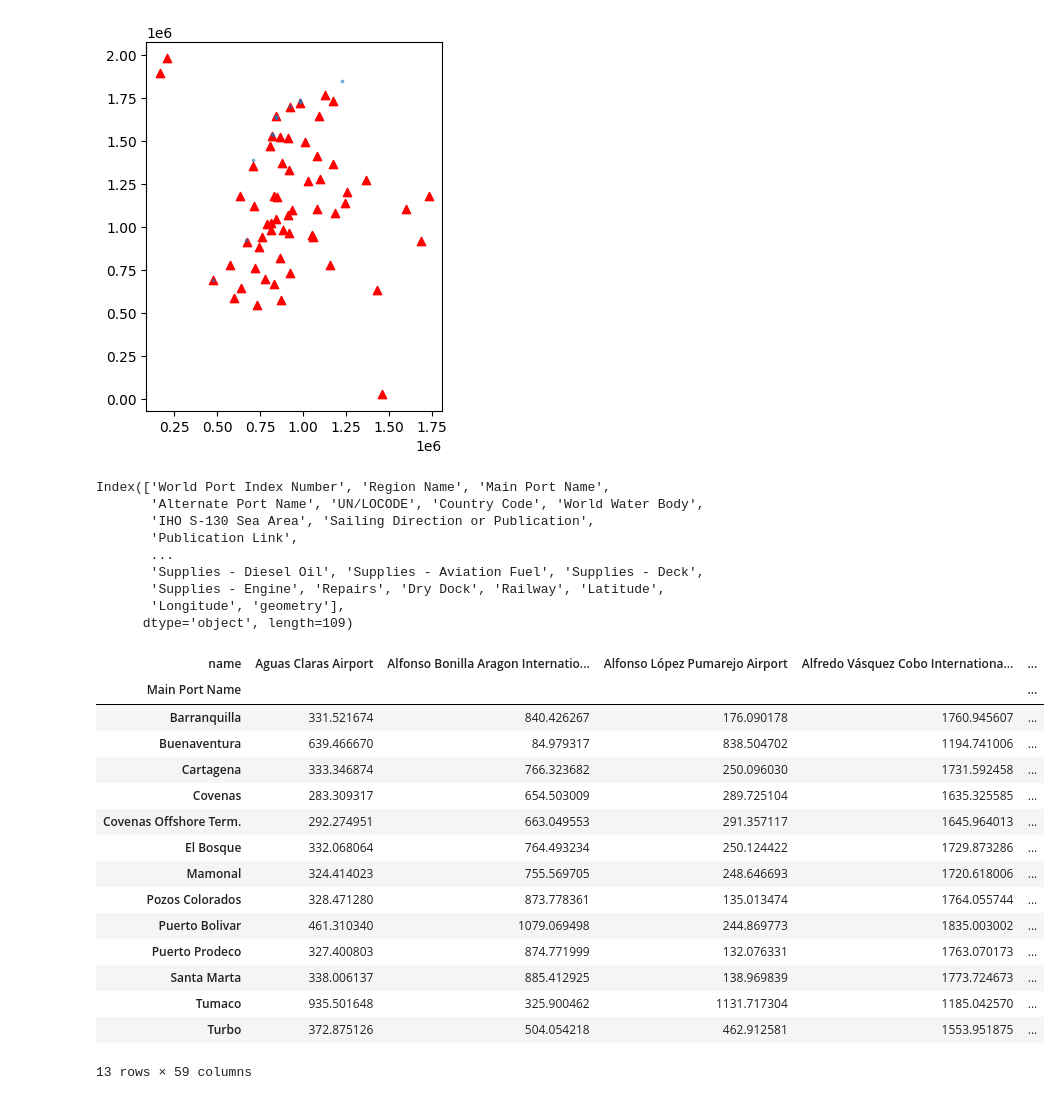
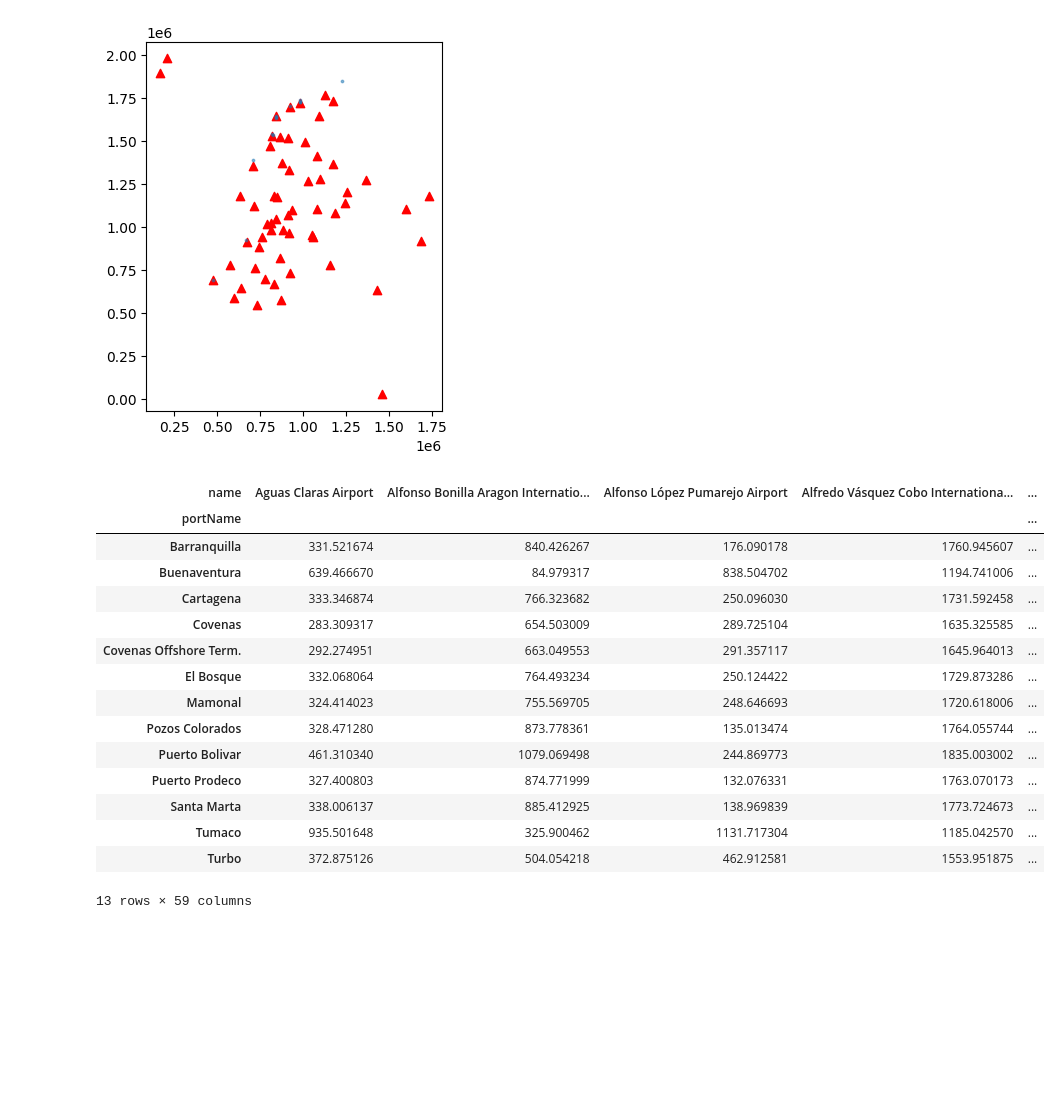
Before and after one commit to ZairaYacsavilca/efinal_parte1, a Jupyter notebook: Untitled.ipynb, the cells around one changed output. Cells and saved outputs as stored; diff of their text form; code cells hidden in the pictures; blank space fills up the shorter version.

```diff
--- a/Untitled.ipynb
+++ b/Untitled.ipynb
@@ -54,3 +54,11 @@ infoseaports.columns.to_list()
  'Railway',
  'Latitude',
  'Longitude']
+# %%
+#rename
+infoseaports.rename(columns={'Main Port Name':'portName'},inplace=True)
+#subset
+infoseaports=infoseaports.loc[:,['portName', 'Country Code','Latitude', 'Longitude']]
+
+# we have now
+infoseaports.info()
@@ -82,38 +102,30 @@ seaports_col_21897.plot(ax=base,alpha=0.5,markersize=3)
 # %% [output]
 <Axes: >
 [figure]
-# %%
-print(seaports_col_21897.columns)
-# %% [output]
-Index(['World Port Index Number', 'Region Name', 'Main Port Name',
-       'Alternate Port Name', 'UN/LOCODE', 'Country Code', 'World Water Body',
-       'IHO S-130 Sea Area', 'Sailing Direction or Publication',
-       'Publication Link',
-       ...
-       'Supplies - Diesel Oil', 'Supplies - Aviation Fuel', 'Supplies - Deck',
-       'Supplies - Engine', 'Repairs', 'Dry Dock', 'Railway', 'Latitude',
-       'Longitude', 'geometry'],
-      dtype='object', length=109)
+# %%
+#try 3: reorder previous output
+
+seaports_col_21897.set_index('portName').geometry.apply\
+(lambda g: mediumAirports.set_index('name').geometry.distance(g)/1000).\
+sort_index(axis=0).sort_index(axis=1)
+# %% [output]
+| name | Aguas Claras Airport | Alfonso Bonilla Aragon Internatio... | Alfonso López Pumarejo Airport | Alfredo Vásquez Cobo Internationa... | ... |
+| portName |  |  |  |  | ... |
+| Barranquilla | 331.521674 | 840.426267 | 176.090178 | 1760.945607 | ... |
+| Buenaventura | 639.466670 | 84.979317 | 838.504702 | 1194.741006 | ... |
+| Cartagena | 333.346874 | 766.323682 | 250.096030 | 1731.592458 | ... |
+| Covenas | 283.309317 | 654.503009 | 289.725104 | 1635.325585 | ... |
+| Covenas Offshore Term. | 292.274951 | 663.049553 | 291.357117 | 1645.964013 | ... |
+| El Bosque | 332.068064 | 764.493234 | 250.124422 | 1729.873286 | ... |
+| Mamonal | 324.414023 | 755.569705 | 248.646693 | 1720.618006 | ... |
+| Pozos Colorados | 328.471280 | 873.778361 | 135.013474 | 1764.055744 | ... |
+| Puerto Bolivar | 461.310340 | 1079.069498 | 244.869773 | 1835.003002 | ... |
+| Puerto Prodeco | 327.400803 | 874.771999 | 132.076331 | 1763.070173 | ... |
+| Santa Marta | 338.006137 | 885.412925 | 138.969839 | 1773.724673 | ... |
+| Tumaco | 935.501648 | 325.900462 | 1131.717304 | 1185.042570 | ... |
+| Turbo | 372.875126 | 504.054218 | 462.912581 | 1553.951875 | ... |
+13 rows × 59 columns
 # %%
-#Calculamos las distancias entre cada medium airport y seaport
-
-seaports_col_21897.set_index('Main Port Name').geometry.apply\
-(lambda g: mediumAirports.set_index('name').geometry.distance(g)/1000).\
-sort_index(axis=0).sort_index(axis=1)
+distanceMatrixKM_sea_air= seaports_col_21897.set_index('portName').geometry.apply\
+                          (lambda g: mediumAirports.set_index('name').geometry.distance(g)/1000).\
+                          sort_index(axis=0).sort_index(axis=1)
-# %% [output]
-| name | Aguas Claras Airport | Alfonso Bonilla Aragon Internatio... | Alfonso López Pumarejo Airport | Alfredo Vásquez Cobo Internationa... | ... |
-| Main Port Name |  |  |  |  | ... |
-| Barranquilla | 331.521674 | 840.426267 | 176.090178 | 1760.945607 | ... |
-| Buenaventura | 639.466670 | 84.979317 | 838.504702 | 1194.741006 | ... |
-| Cartagena | 333.346874 | 766.323682 | 250.096030 | 1731.592458 | ... |
-| Covenas | 283.309317 | 654.503009 | 289.725104 | 1635.325585 | ... |
-| Covenas Offshore Term. | 292.274951 | 663.049553 | 291.357117 | 1645.964013 | ... |
-| El Bosque | 332.068064 | 764.493234 | 250.124422 | 1729.873286 | ... |
-| Mamonal | 324.414023 | 755.569705 | 248.646693 | 1720.618006 | ... |
-| Pozos Colorados | 328.471280 | 873.778361 | 135.013474 | 1764.055744 | ... |
-| Puerto Bolivar | 461.310340 | 1079.069498 | 244.869773 | 1835.003002 | ... |
-| Puerto Prodeco | 327.400803 | 874.771999 | 132.076331 | 1763.070173 | ... |
-| Santa Marta | 338.006137 | 885.412925 | 138.969839 | 1773.724673 | ... |
-| Tumaco | 935.501648 | 325.900462 | 1131.717304 | 1185.042570 | ... |
-| Turbo | 372.875126 | 504.054218 | 462.912581 | 1553.951875 | ... |
-13 rows × 59 columns
```
Also changed, not shown: parts of 12 cells of this notebook.
